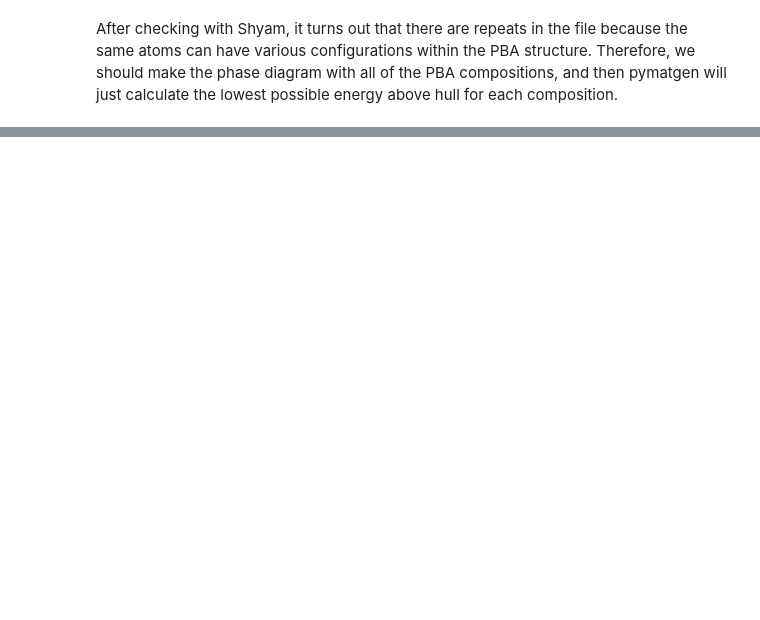
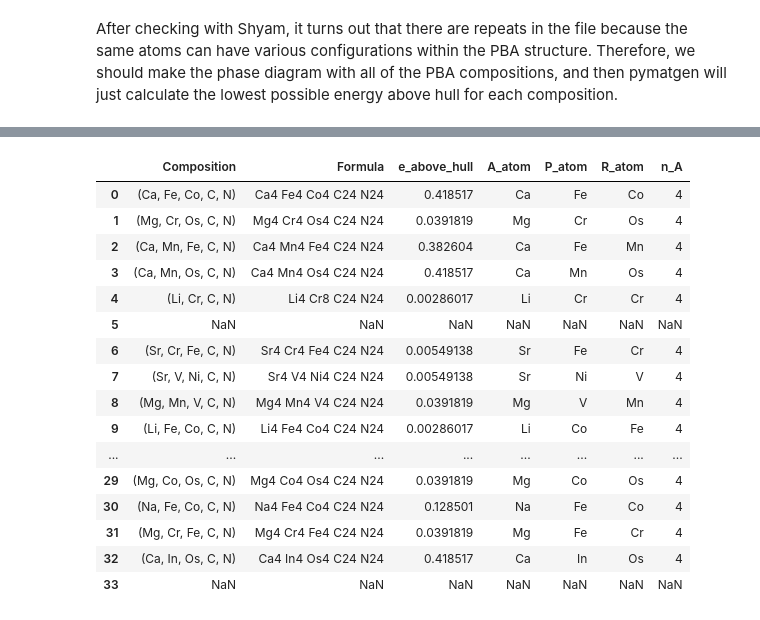
Before and after one commit to ewoodbury/my_pba_analysis, a Jupyter notebook: 02 - Checking APR Atoms.ipynb, the cells around one changed output, grey strips where cells are left out. Drawn from its saved outputs; the diff is of its cells as text; code cells hidden in the pictures; blank space fills up the shorter version.

```diff
--- a/02 - Checking APR Atoms.ipynb
+++ b/02 - Checking APR Atoms.ipynb
@@ -321,0 +264,20 @@ phase_d.get_hull_energy(a)
+# %%
+pba_e_hull_df.head(34)
+# %% [output]
+|  | Composition | Formula | e_above_hull | A_atom | P_atom | R_atom | n_A |
+| 0 | (Ca, Fe, Co, C, N) | Ca4 Fe4 Co4 C24 N24 | 0.418517 | Ca | Fe | Co | 4 |
+| 1 | (Mg, Cr, Os, C, N) | Mg4 Cr4 Os4 C24 N24 | 0.0391819 | Mg | Cr | Os | 4 |
+| 2 | (Ca, Mn, Fe, C, N) | Ca4 Mn4 Fe4 C24 N24 | 0.382604 | Ca | Fe | Mn | 4 |
+| 3 | (Ca, Mn, Os, C, N) | Ca4 Mn4 Os4 C24 N24 | 0.418517 | Ca | Mn | Os | 4 |
+| 4 | (Li, Cr, C, N) | Li4 Cr8 C24 N24 | 0.00286017 | Li | Cr | Cr | 4 |
+| 5 | NaN | NaN | NaN | NaN | NaN | NaN | NaN |
+| 6 | (Sr, Cr, Fe, C, N) | Sr4 Cr4 Fe4 C24 N24 | 0.00549138 | Sr | Fe | Cr | 4 |
+| 7 | (Sr, V, Ni, C, N) | Sr4 V4 Ni4 C24 N24 | 0.00549138 | Sr | Ni | V | 4 |
+| 8 | (Mg, Mn, V, C, N) | Mg4 Mn4 V4 C24 N24 | 0.0391819 | Mg | V | Mn | 4 |
+| 9 | (Li, Fe, Co, C, N) | Li4 Fe4 Co4 C24 N24 | 0.00286017 | Li | Co | Fe | 4 |
+| ... | ... | ... | ... | ... | ... | ... | ... |
+| 29 | (Mg, Co, Os, C, N) | Mg4 Co4 Os4 C24 N24 | 0.0391819 | Mg | Co | Os | 4 |
+| 30 | (Na, Fe, Co, C, N) | Na4 Fe4 Co4 C24 N24 | 0.128501 | Na | Fe | Co | 4 |
+| 31 | (Mg, Cr, Fe, C, N) | Mg4 Cr4 Fe4 C24 N24 | 0.0391819 | Mg | Fe | Cr | 4 |
+| 32 | (Ca, In, Os, C, N) | Ca4 In4 Os4 C24 N24 | 0.418517 | Ca | In | Os | 4 |
+| 33 | NaN | NaN | NaN | NaN | NaN | NaN | NaN |
```
Also changed, not shown: parts of 28 cells of this notebook.
